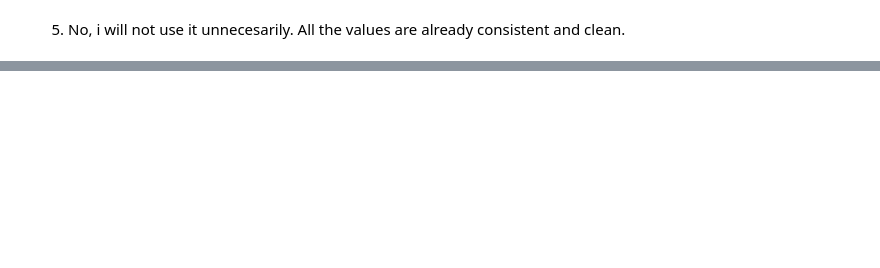
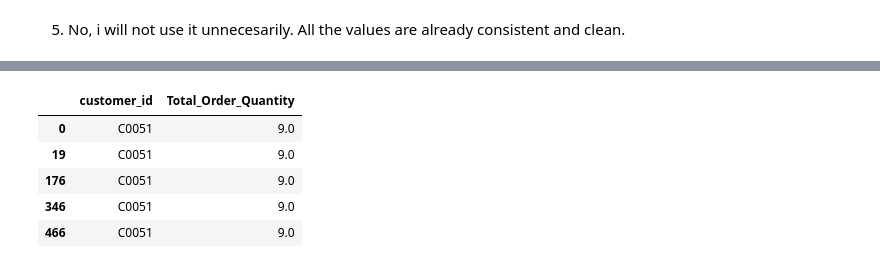
Before and after one commit to mohammadhamid8554-lgtm/data-science-from-scratch, a Jupyter notebook: phase_1.2_pandas/data_transformation.ipynb, the cells around one changed output, grey strips where cells are left out. Saved outputs shown, nothing was run; the diff lists cells and outputs as text; code cells hidden in the pictures; blank space fills up the shorter version.

```diff
--- a/phase_1.2_pandas/data_transformation.ipynb
+++ b/phase_1.2_pandas/data_transformation.ipynb
@@ -1370,0 +1414,10 @@ What will result contain? Why is it different from Q2?
+# %%
+df_transformed["Total_Order_Quantity"] = df_transformed.groupby("customer_id")["quantity"].transform("sum")
+display(df_transformed.loc[df_transformed["customer_id"] == "C0051",["customer_id", "Total_Order_Quantity"] ])
+# %% [output]
+|  | customer_id | Total_Order_Quantity |
+| 0 | C0051 | 9.0 |
+| 19 | C0051 | 9.0 |
+| 176 | C0051 | 9.0 |
+| 346 | C0051 | 9.0 |
+| 466 | C0051 | 9.0 |
```
Also changed, not shown: parts of 13 cells of this notebook.
